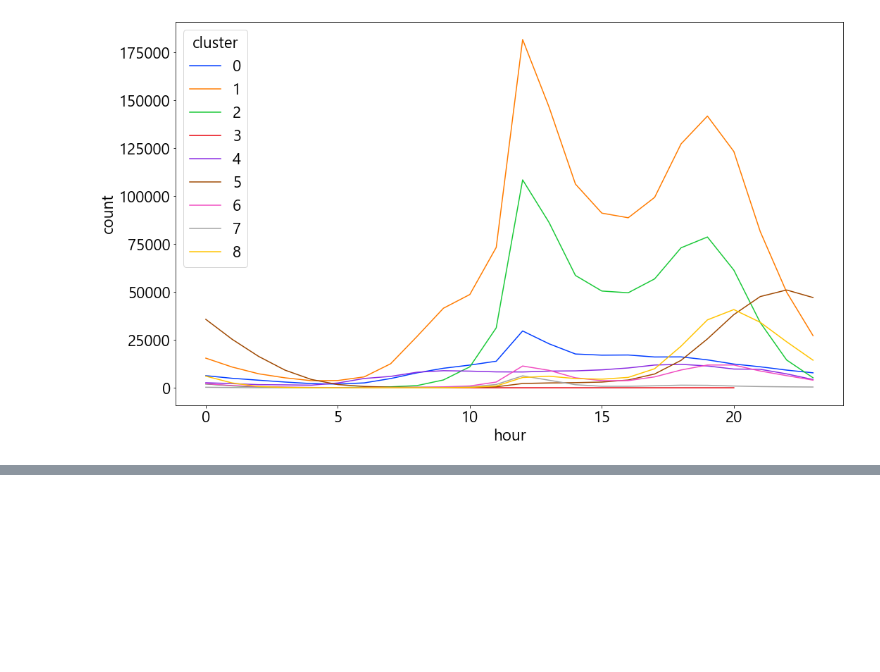
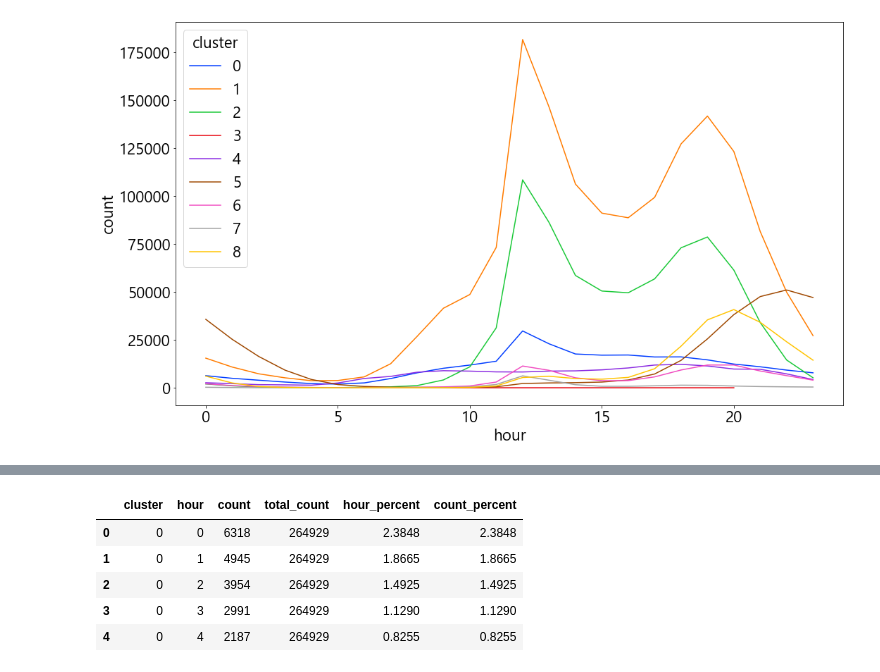
Before and after one commit to statomato/Card-Data, a Jupyter notebook: 이은진_Visualization_0206.ipynb, the cells around one changed output, grey strips where cells are left out. Cells and saved outputs as stored; diff of their text form; code cells hidden in the pictures; blank space fills up the shorter version.

```diff
--- a/이은진_Visualization_0206.ipynb
+++ b/이은진_Visualization_0206.ipynb
@@ -451,0 +475,10 @@ sns.lineplot(x='hour',
+# %%
+df_hour_merged['count_percent'] = 100*df_hour_merged['count']/df_hour_merged['total_count']
+df_hour_merged.head()
+# %% [output]
+|  | cluster | hour | count | total_count | hour_percent | count_percent |
+| 0 | 0 | 0 | 6318 | 264929 | 2.3848 | 2.3848 |
+| 1 | 0 | 1 | 4945 | 264929 | 1.8665 | 1.8665 |
+| 2 | 0 | 2 | 3954 | 264929 | 1.4925 | 1.4925 |
+| 3 | 0 | 3 | 2991 | 264929 | 1.1290 | 1.1290 |
+| 4 | 0 | 4 | 2187 | 264929 | 0.8255 | 0.8255 |
```
Also changed, not shown: parts of 6 cells of this notebook.
